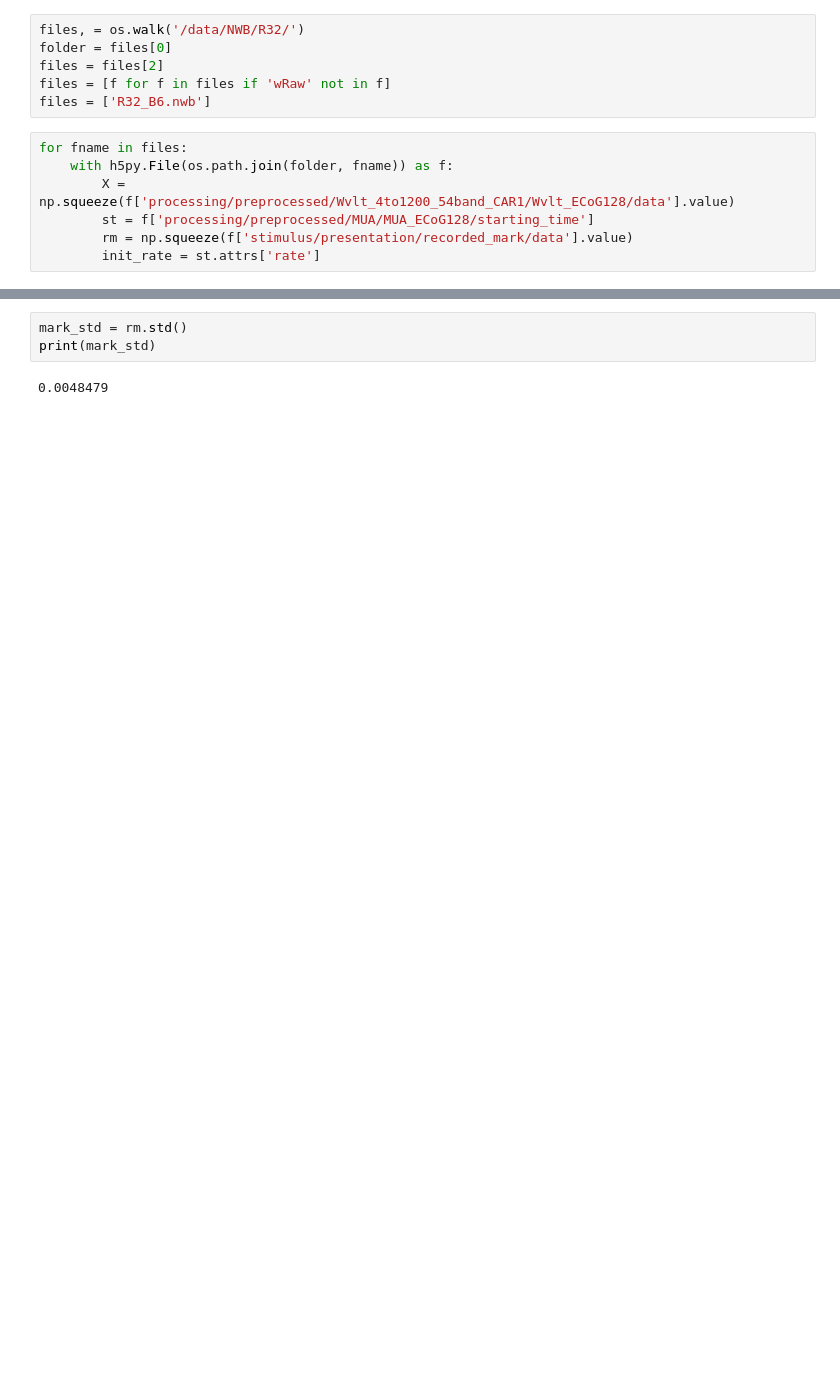
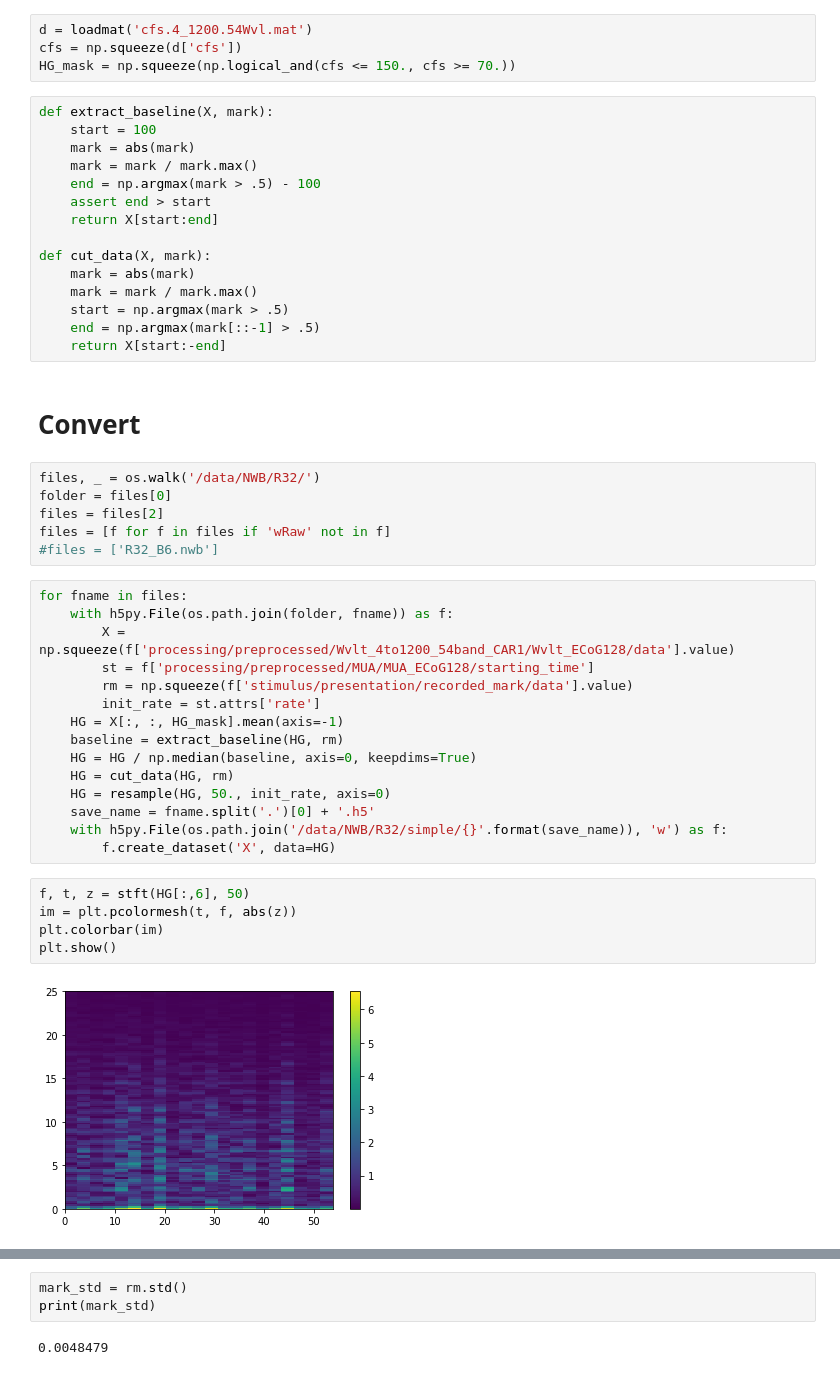
Before and after one commit to BouchardLab/info_measures, a Jupyter notebook: notebooks/ecog_audio.ipynb, the cells around one changed output, grey strips where cells are left out. Drawn from its saved outputs; the diff is of its cells as text; blank space fills up the shorter version.

```diff
--- a/notebooks/ecog_audio.ipynb
+++ b/notebooks/ecog_audio.ipynb
@@ -11,9 +13,30 @@ aaaaaaaaaaaaaaaaaaaaaaaaa
+# %%
+d = loadmat('cfs.4_1200.54Wvl.mat')
+cfs = np.squeeze(d['cfs'])
+HG_mask = np.squeeze(np.logical_and(cfs <= 150., cfs >= 70.))
+# %%
+def extract_baseline(X, mark):
+    start = 100
+    mark = abs(mark)
+    mark = mark / mark.max()
+    end = np.argmax(mark > .5) - 100
+    assert end > start
+    return X[start:end]
+
+def cut_data(X, mark):
+    mark = abs(mark)
+    mark = mark / mark.max()
+    start = np.argmax(mark > .5)
+    end = np.argmax(mark[::-1] > .5)
+    return X[start:-end]
+# %% [markdown]
+# Convert
 # %%
-files, = os.walk('/data/NWB/R32/')
+files, _ = os.walk('/data/NWB/R32/')
 folder = files[0]
 files = files[2]
 files = [f for f in files if 'wRaw' not in f]
-files = ['R32_B6.nwb']
+#files = ['R32_B6.nwb']
 # %%
 for fname in files:
     with h5py.File(os.path.join(folder, fname)) as f:
@@ -21,3 +44,18 @@ for fname in files:
         st = f['processing/preprocessed/MUA/MUA_ECoG128/starting_time']
         rm = np.squeeze(f['stimulus/presentation/recorded_mark/data'].value)
         init_rate = st.attrs['rate']
+    HG = X[:, :, HG_mask].mean(axis=-1)
+    baseline = extract_baseline(HG, rm)
+    HG = HG / np.median(baseline, axis=0, keepdims=True)
+    HG = cut_data(HG, rm)
+    HG = resample(HG, 50., init_rate, axis=0)
+    save_name = fname.split('.')[0] + '.h5'
+    with h5py.File(os.path.join('/data/NWB/R32/simple/{}'.format(save_name)), 'w') as f:
+        f.create_dataset('X', data=HG)
+# %%
+f, t, z = stft(HG[:,6], 50)
+im = plt.pcolormesh(t, f, abs(z))
+plt.colorbar(im)
+plt.show()
+# %% [output]
+[figure, added]
```
Also changed, not shown: parts of 15 cells of this notebook, 1 other file.
